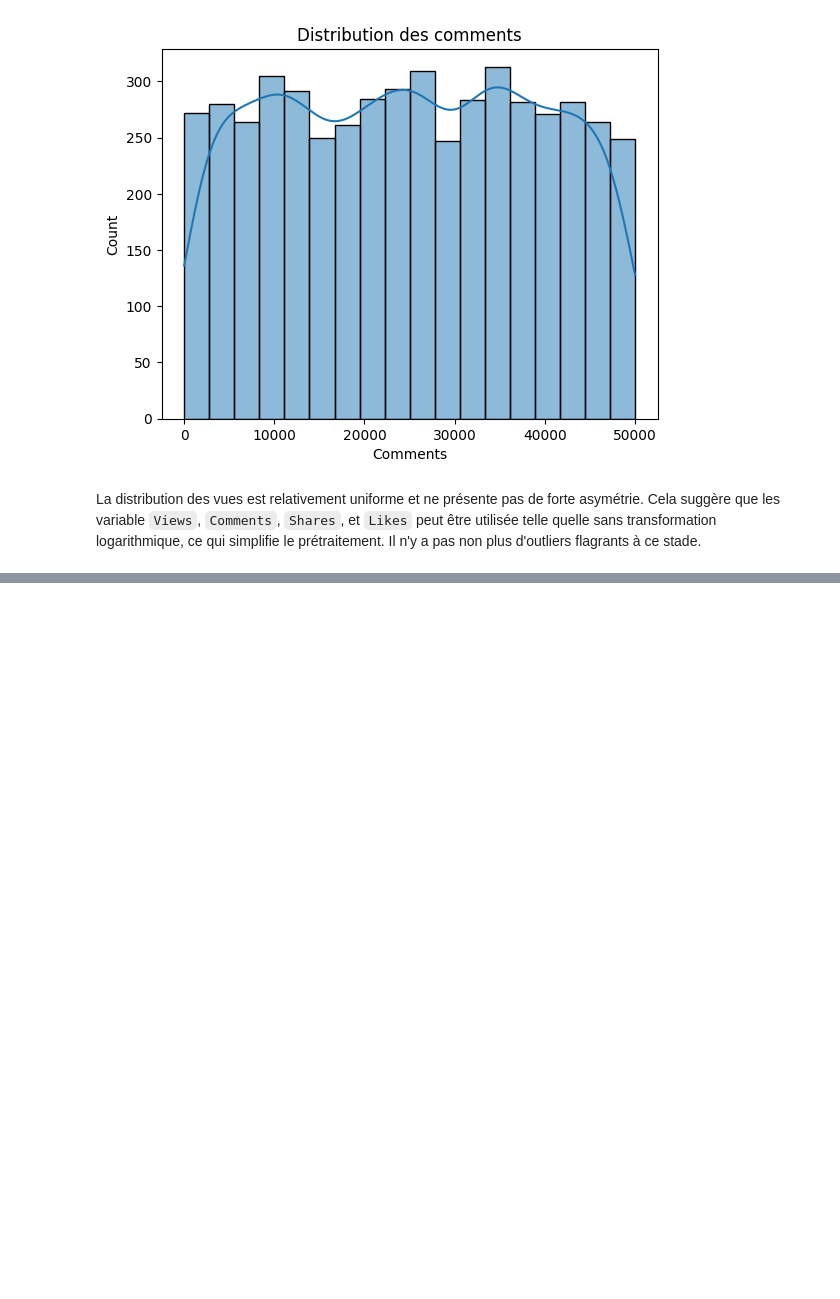
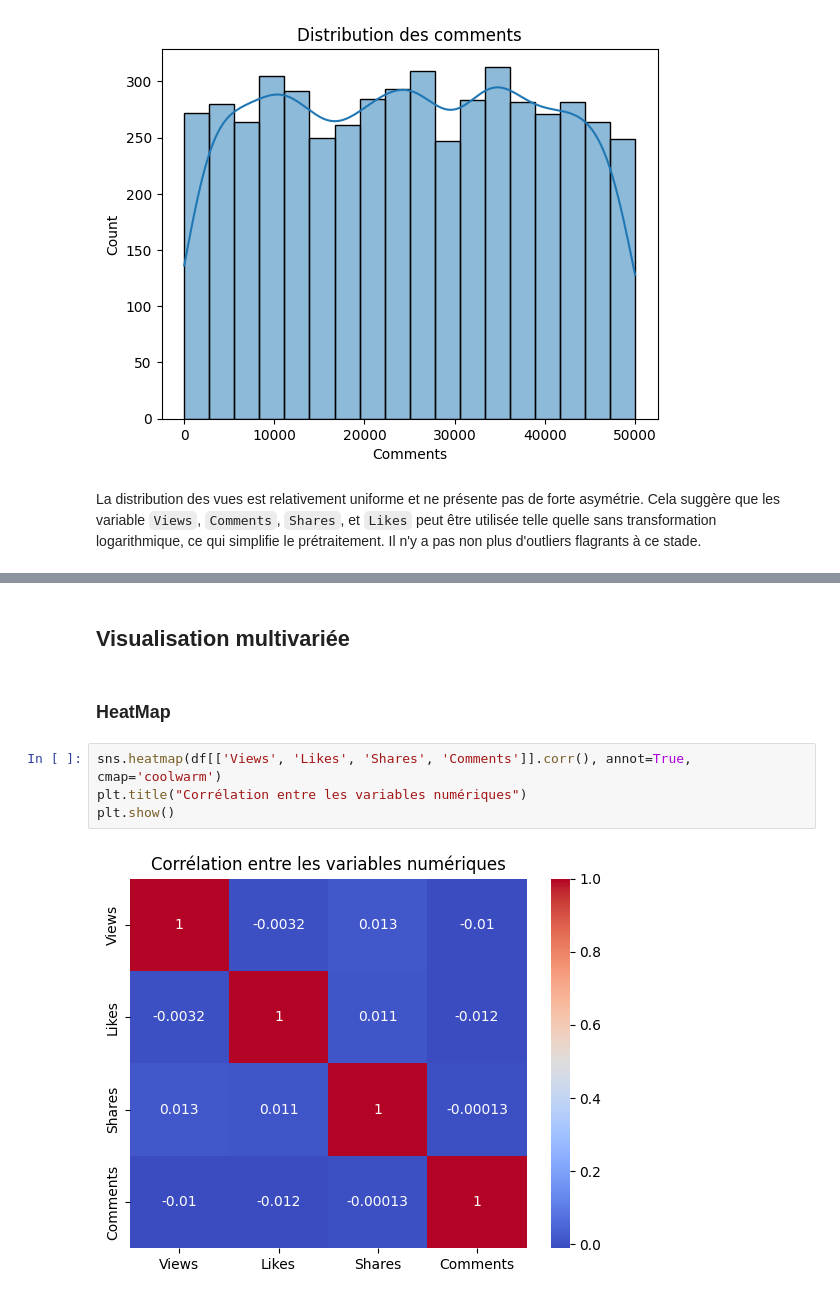
Before and after one commit to alexd0104/viral-trends-prediction, a Jupyter notebook: preprocessing/data_exploration.ipynb, the cells around one changed output, grey strips where cells are left out. Cells and saved outputs as stored; diff of their text form; blank space fills up the shorter version.

```diff
--- a/preprocessing/data_exploration.ipynb
+++ b/preprocessing/data_exploration.ipynb
@@ -96,0 +128,10 @@ La distribution des vues est relativement uniforme et ne présente pas de forte
+# %% [markdown]
+## Visualisation multivariée
+# %% [markdown]
+### HeatMap
+# %%
+sns.heatmap(df[['Views', 'Likes', 'Shares', 'Comments']].corr(), annot=True, cmap='coolwarm')
+plt.title("Corrélation entre les variables numériques")
+plt.show()
+# %% [output]
+[figure, added]
```
Also changed, not shown: parts of 7 cells of this notebook.
